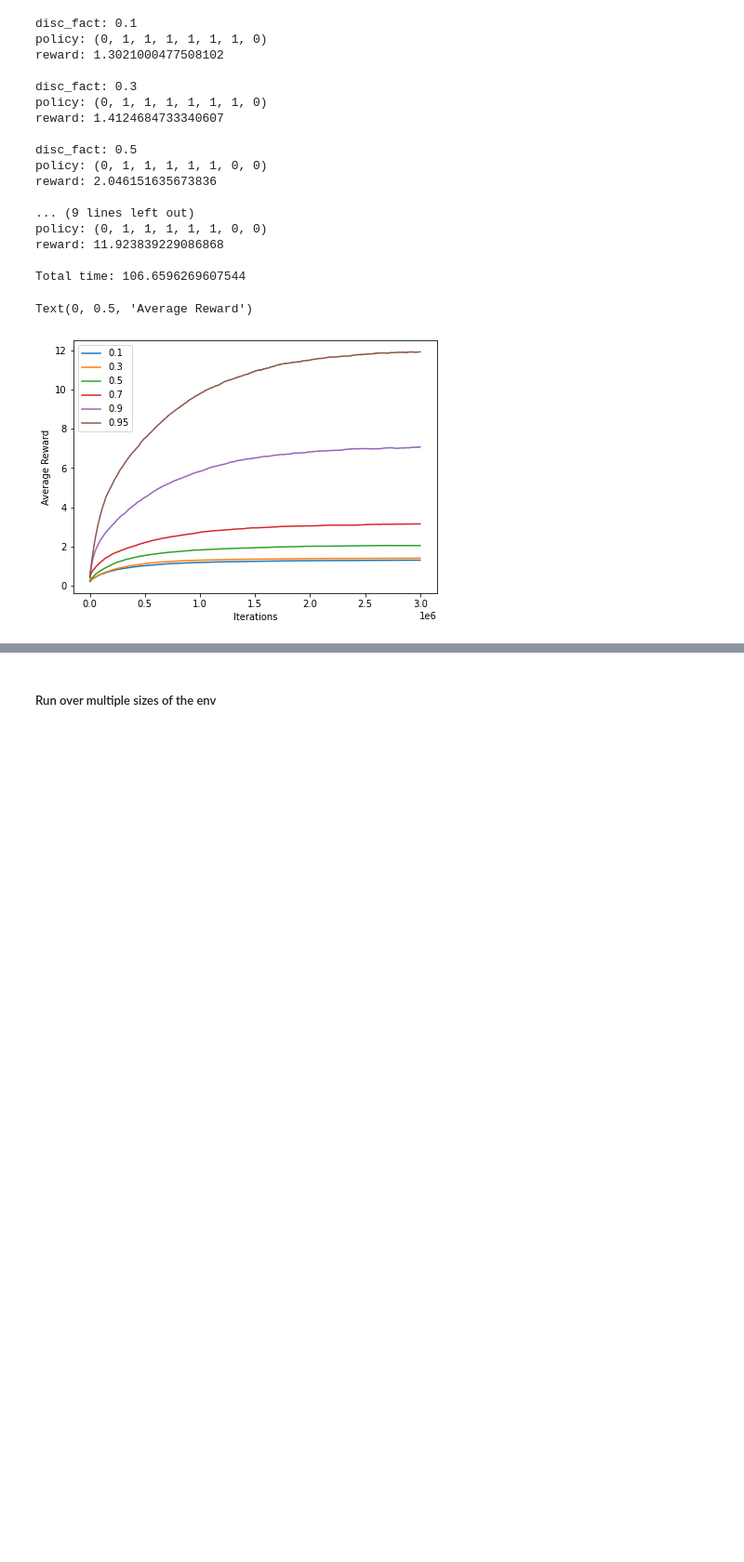
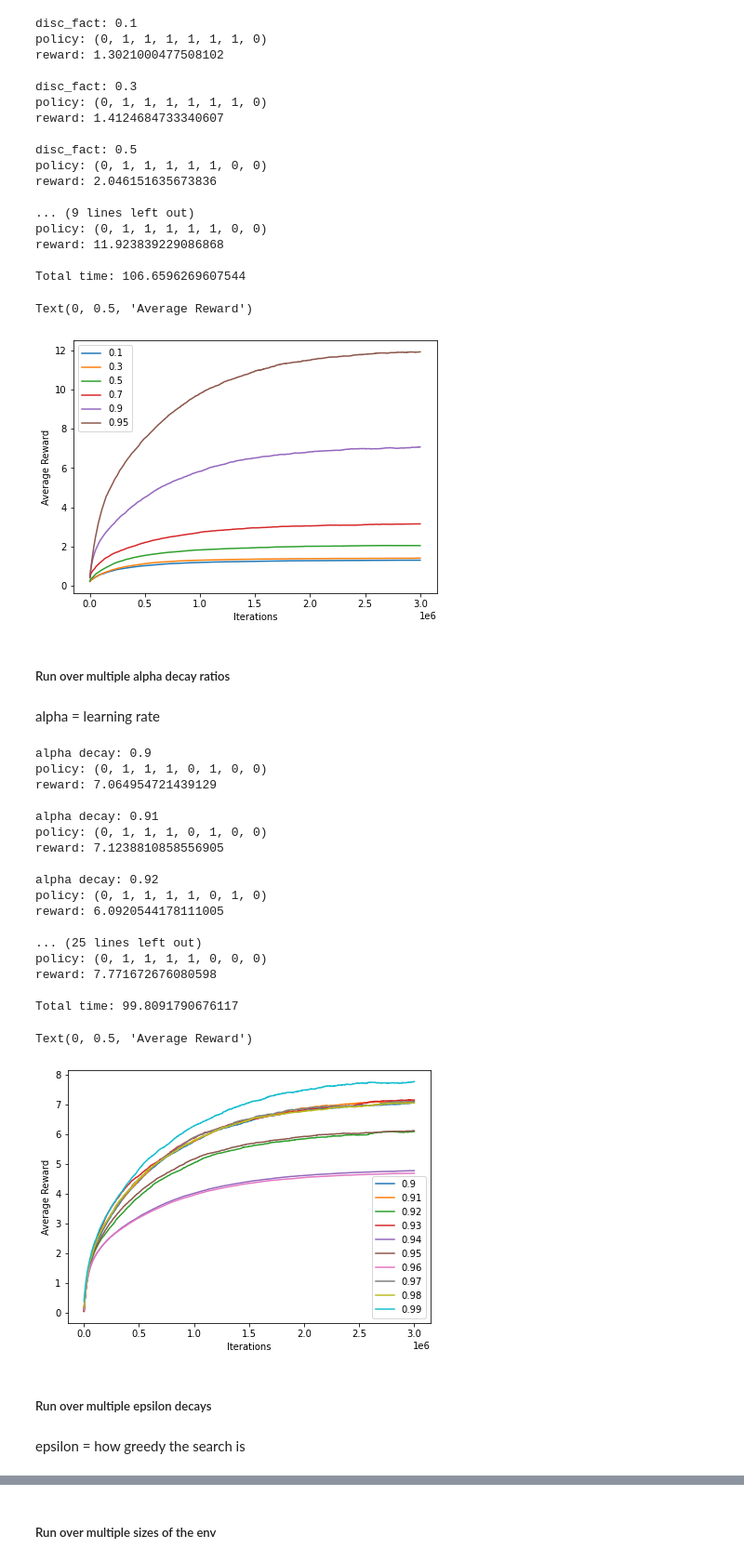
Before and after one commit to adinhobl/machine-learning, a Jupyter notebook: reinforcement-learning/RL.ipynb, the cells around one changed output, grey strips where cells are left out. Shown at 93% size. Saved outputs shown, nothing was run; the diff lists cells and outputs as text; code cells hidden in the pictures; blank space fills up the shorter version.

```diff
--- a/reinforcement-learning/RL.ipynb
+++ b/reinforcement-learning/RL.ipynb
@@ -503,3 +514,48 @@ reward: 11.923839229086868
 Total time: 106.6596269607544
 Text(0, 0.5, 'Average Reward')
 [figure]
+# %% [markdown]
+##### Run over multiple alpha decay ratios
+# %% [markdown]
+alpha = learning rate
+# %%
+alpha_decays = [0.9, 0.91, 0.92, 0.93, 0.94, 0.95, 0.96, 0.97, 0.98, 0.99]
+# %%
+plt.figure(figsize=(7,5))
+for i in alpha_decays:
+    ql = mdp.QLearning(P, R, 0.9, alpha_decay=i, n_iter=3000000)
+    ql_traj = ql.run()
+    print("alpha decay:", i)
+    print("policy:", ql.policy)
+    print("reward:", ql_traj[-1]['Mean V'])
+    print()
+    its, rewards, times = parsetraj(ql_traj)
+    a = plt.plot(its, rewards, label=f"{i}");
+print("Total time:", ql_traj[-1]['Time'])
+plt.legend();
+plt.xlabel("Iterations")
+plt.ylabel("Average Reward")
+# %% [output]
+alpha decay: 0.9
+policy: (0, 1, 1, 1, 0, 1, 0, 0)
+reward: 7.064954721439129
+
+alpha decay: 0.91
+policy: (0, 1, 1, 1, 0, 1, 0, 0)
+reward: 7.1238810858556905
+
+alpha decay: 0.92
+policy: (0, 1, 1, 1, 1, 0, 1, 0)
+reward: 6.0920544178111005
+
+... (25 lines left out)
+policy: (0, 1, 1, 1, 1, 0, 0, 0)
+reward: 7.771672676080598
+
+Total time: 99.8091790676117
+Text(0, 0.5, 'Average Reward')
+[figure, added]
+# %% [markdown]
+##### Run over multiple epsilon decays
+# %% [markdown]
+epsilon = how greedy the search is
```
Also changed, not shown: parts of 27 cells of this notebook.
